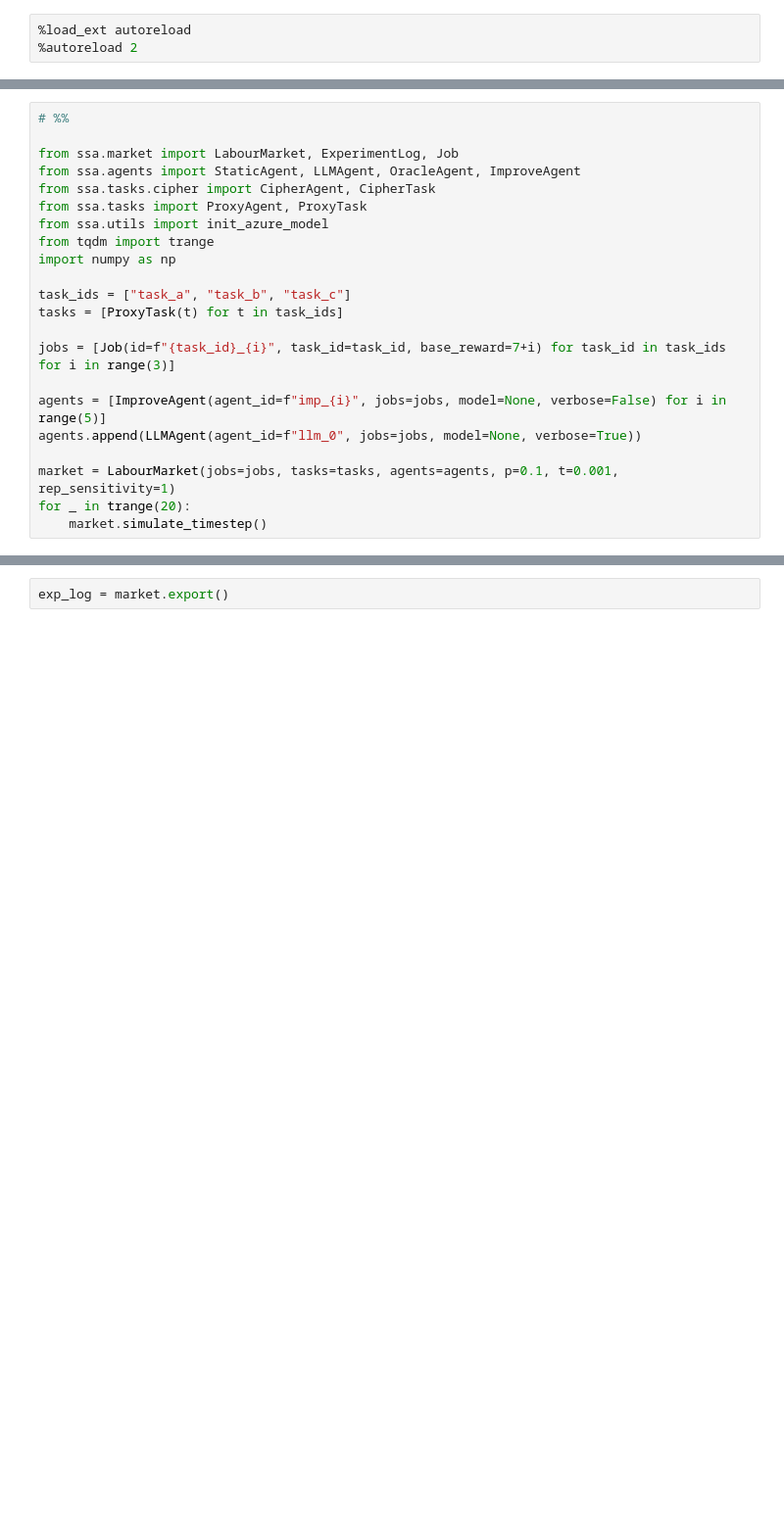
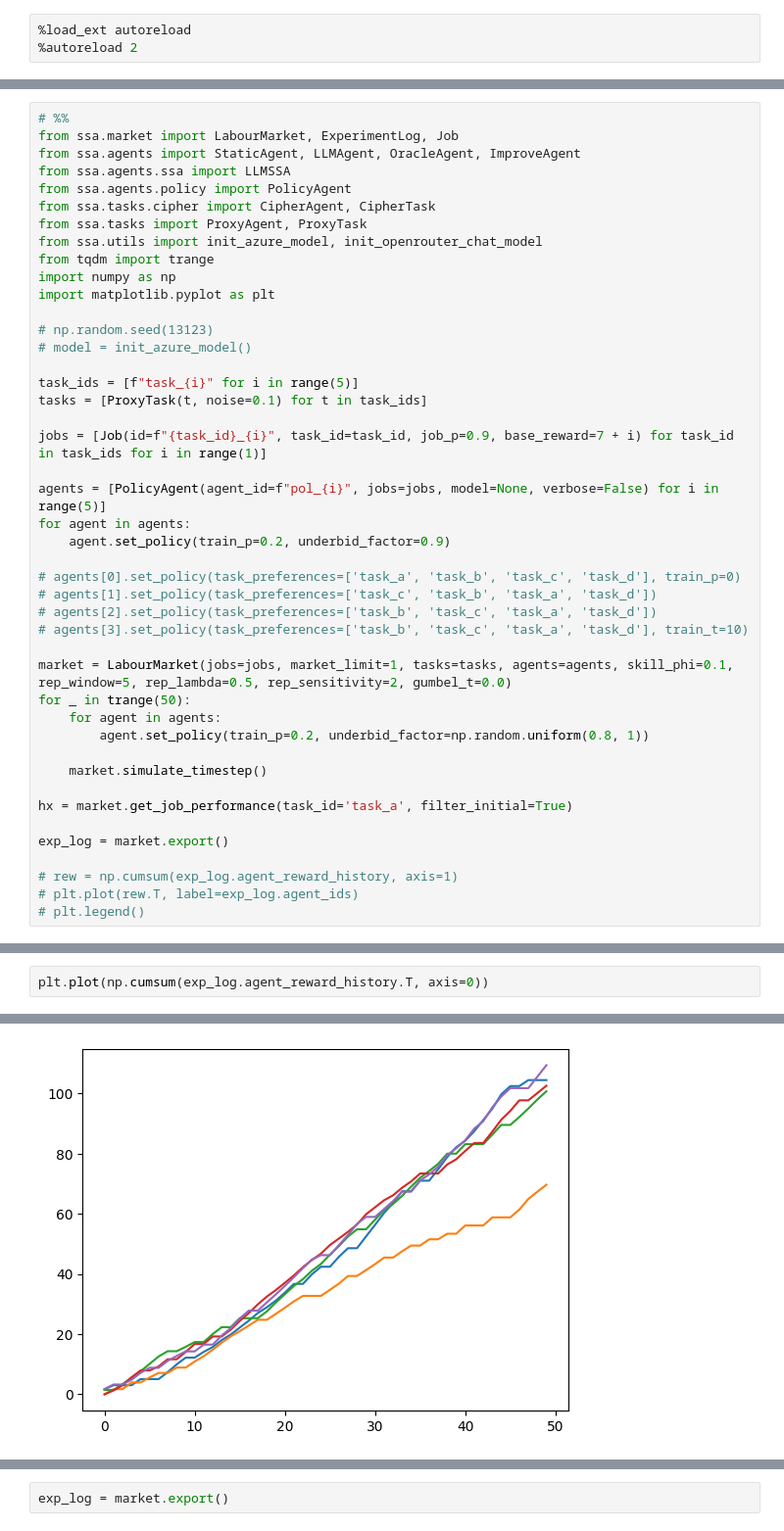
Before and after one commit to chy-chiu/ssa, a Jupyter notebook: explore.ipynb, the cells around one changed output, grey strips where cells are left out. Shown at 98% size. Cells and saved outputs as stored; diff of their text form; blank space fills up the shorter version.

Commit message:
market updates

```diff
--- a/explore.ipynb
+++ b/explore.ipynb
@@ -4,23 +8,45 @@
 # %%
 # %%
-
 from ssa.market import LabourMarket, ExperimentLog, Job
 from ssa.agents import StaticAgent, LLMAgent, OracleAgent, ImproveAgent
+from ssa.agents.ssa import LLMSSA
+from ssa.agents.policy import PolicyAgent
 from ssa.tasks.cipher import CipherAgent, CipherTask
 from ssa.tasks import ProxyAgent, ProxyTask
-from ssa.utils import init_azure_model
+from ssa.utils import init_azure_model, init_openrouter_chat_model
 from tqdm import trange
 import numpy as np
+import matplotlib.pyplot as plt
 
-task_ids = ["task_a", "task_b", "task_c"]
-tasks = [ProxyTask(t) for t in task_ids]
+# np.random.seed(13123)
+# model = init_azure_model()
 
-jobs = [Job(id=f"{task_id}_{i}", task_id=task_id, base_reward=7+i) for task_id in task_ids for i in range(3)]
+task_ids = [f"task_{i}" for i in range(5)]
+tasks = [ProxyTask(t, noise=0.1) for t in task_ids]
 
-agents = [ImproveAgent(agent_id=f"imp_{i}", jobs=jobs, model=None, verbose=False) for i in range(5)]
-agents.append(LLMAgent(agent_id=f"llm_0", jobs=jobs, model=None, verbose=True))
+jobs = [Job(id=f"{task_id}_{i}", task_id=task_id, job_p=0.9, base_reward=7 + i) for task_id in task_ids for i in range(1)]
 
-market = LabourMarket(jobs=jobs, tasks=tasks, agents=agents, p=0.1, t=0.001, rep_sensitivity=1)
-for _ in trange(20):
+agents = [PolicyAgent(agent_id=f"pol_{i}", jobs=jobs, model=None, verbose=False) for i in range(5)]
+for agent in agents:
+    agent.set_policy(train_p=0.2, underbid_factor=0.9)
+
+# agents[0].set_policy(task_preferences=['task_a', 'task_b', 'task_c', 'task_d'], train_p=0)
+# agents[1].set_policy(task_preferences=['task_c', 'task_b', 'task_a', 'task_d'])
+# agents[2].set_policy(task_preferences=['task_b', 'task_c', 'task_a', 'task_d'])
+# agents[3].set_policy(task_preferences=['task_b', 'task_c', 'task_a', 'task_d'], train_t=10)
+
+market = LabourMarket(jobs=jobs, market_limit=1, tasks=tasks, agents=agents, skill_phi=0.1, rep_window=5, rep_lambda=0.5, rep_sensitivity=2, gumbel_t=0.0)
+for _ in trange(50):
+    for agent in agents:
+        agent.set_policy(train_p=0.2, underbid_factor=np.random.uniform(0.8, 1))
+
     market.simulate_timestep()
+
+hx = market.get_job_performance(task_id='task_a', filter_initial=True)
+
+exp_log = market.export()
+
+# rew = np.cumsum(exp_log.agent_reward_history, axis=1)
+# plt.plot(rew.T, label=exp_log.agent_ids)
+# plt.legend()
 # %% [output]
@@ -55,0 +161,3 @@ cip_c: cip_c_0@10.0, cip_c_1@10.0
+# %%
+plt.plot(np.cumsum(exp_log.agent_reward_history.T, axis=0))
+# %% [output]
@@ -55,0 +169 @@ cip_c: cip_c_0@10.0, cip_c_1@10.0
+[figure, added]
```
Also changed, not shown: parts of 50 cells of this notebook, 9 other files.
